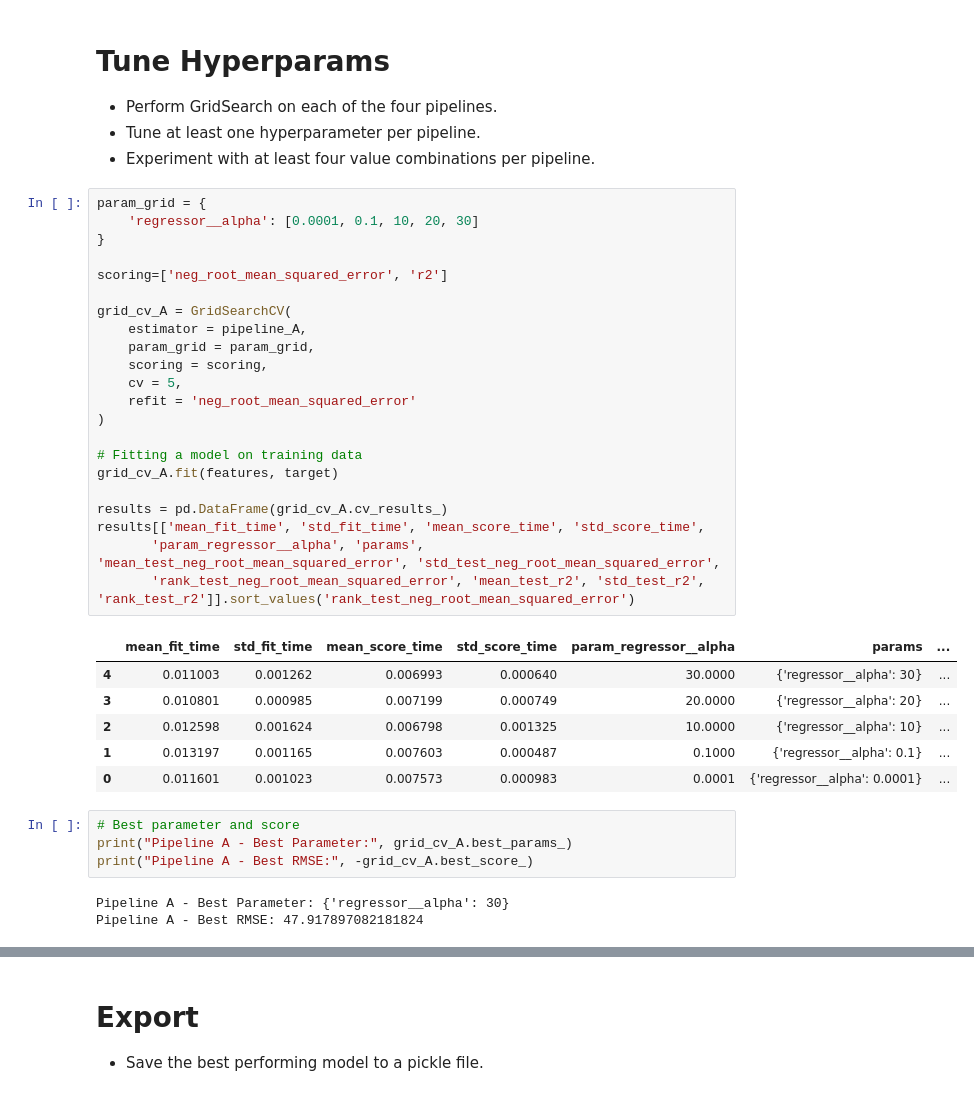
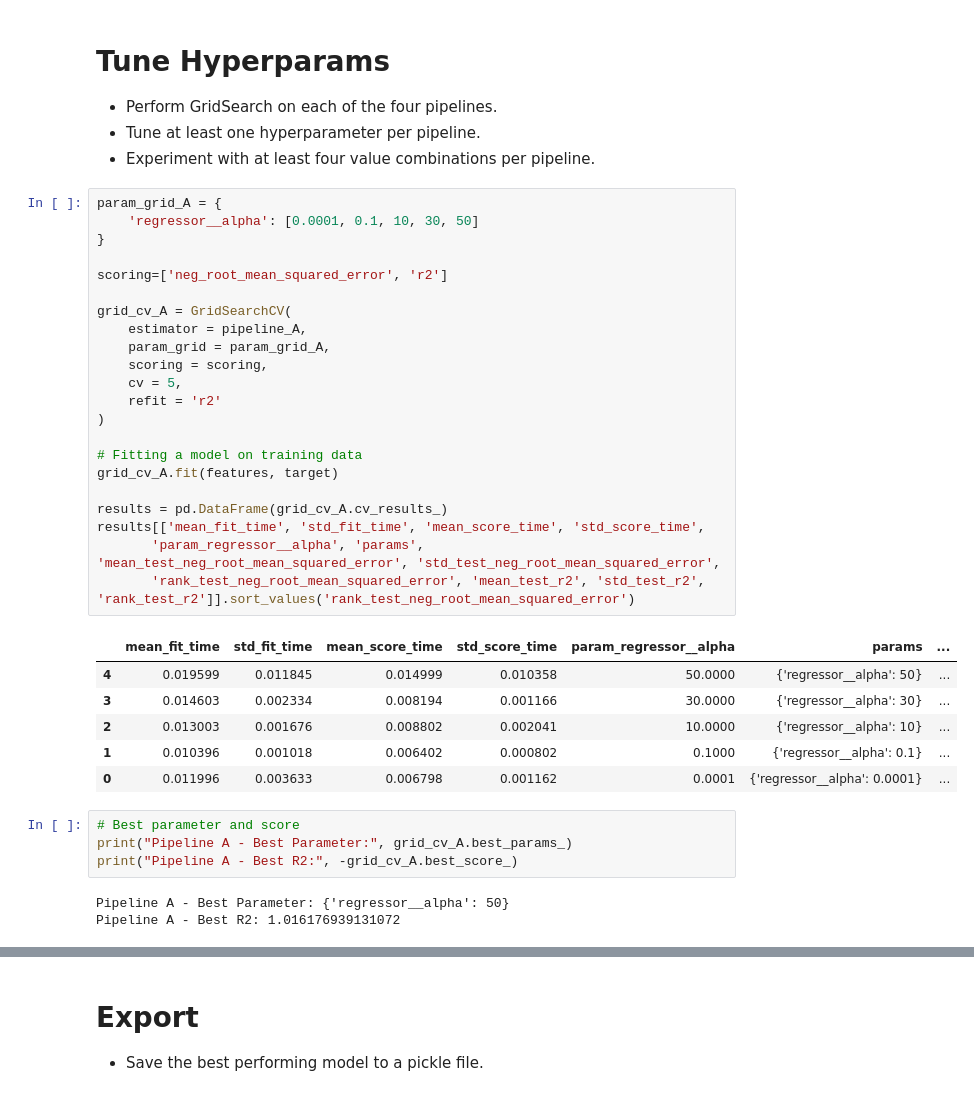
Before and after one commit to ranvikhalar/production, a Jupyter notebook: 02_activities/assignments/assignment_2.ipynb, the cells around one changed output, grey strips where cells are left out. Cells and saved outputs as stored; diff of their text form.

```diff
--- a/02_activities/assignments/assignment_2.ipynb
+++ b/02_activities/assignments/assignment_2.ipynb
@@ -316,39 +316,39 @@ pipeline_D = Pipeline(
 + Tune at least one hyperparameter per pipeline.
 + Experiment with at least four value combinations per pipeline.
 # %%
-param_grid = {
-    'regressor__alpha': [0.0001, 0.1, 10, 20, 30]
+param_grid_A = {
+    'regressor__alpha': [0.0001, 0.1, 10, 30, 50]
 }
 
 scoring=['neg_root_mean_squared_error', 'r2']
 
 grid_cv_A = GridSearchCV(
     estimator = pipeline_A,
-    param_grid = param_grid,
+    param_grid = param_grid_A,
     scoring = scoring,
     cv = 5,
-    refit = 'neg_root_mean_squared_error'
+    refit = 'r2'
 )
 
 # Fitting a model on training data
 grid_cv_A.fit(features, target)
 
 results = pd.DataFrame(grid_cv_A.cv_results_)
 results[['mean_fit_time', 'std_fit_time', 'mean_score_time', 'std_score_time',
        'param_regressor__alpha', 'params', 'mean_test_neg_root_mean_squared_error', 'std_test_neg_root_mean_squared_error',
        'rank_test_neg_root_mean_squared_error', 'mean_test_r2', 'std_test_r2', 'rank_test_r2']].sort_values('rank_test_neg_root_mean_squared_error')
 # %% [output]
 |  | mean_fit_time | std_fit_time | mean_score_time | std_score_time | param_regressor__alpha | params | ... |
-| 4 | 0.011003 | 0.001262 | 0.006993 | 0.000640 | 30.0000 | {'regressor__alpha': 30} | ... |
-| 3 | 0.010801 | 0.000985 | 0.007199 | 0.000749 | 20.0000 | {'regressor__alpha': 20} | ... |
-| 2 | 0.012598 | 0.001624 | 0.006798 | 0.001325 | 10.0000 | {'regressor__alpha': 10} | ... |
-| 1 | 0.013197 | 0.001165 | 0.007603 | 0.000487 | 0.1000 | {'regressor__alpha': 0.1} | ... |
-| 0 | 0.011601 | 0.001023 | 0.007573 | 0.000983 | 0.0001 | {'regressor__alpha': 0.0001} | ... |
+| 4 | 0.019599 | 0.011845 | 0.014999 | 0.010358 | 50.0000 | {'regressor__alpha': 50} | ... |
+| 3 | 0.014603 | 0.002334 | 0.008194 | 0.001166 | 30.0000 | {'regressor__alpha': 30} | ... |
+| 2 | 0.013003 | 0.001676 | 0.008802 | 0.002041 | 10.0000 | {'regressor__alpha': 10} | ... |
+| 1 | 0.010396 | 0.001018 | 0.006402 | 0.000802 | 0.1000 | {'regressor__alpha': 0.1} | ... |
+| 0 | 0.011996 | 0.003633 | 0.006798 | 0.001162 | 0.0001 | {'regressor__alpha': 0.0001} | ... |
 # %%
 # Best parameter and score
 print("Pipeline A - Best Parameter:", grid_cv_A.best_params_)
-print("Pipeline A - Best RMSE:", -grid_cv_A.best_score_)
+print("Pipeline A - Best R2:", -grid_cv_A.best_score_)
 # %% [output]
-Pipeline A - Best Parameter: {'regressor__alpha': 30}
-Pipeline A - Best RMSE: 47.917897082181824
+Pipeline A - Best Parameter: {'regressor__alpha': 50}
+Pipeline A - Best R2: 1.016176939131072
 # %%
```
Also changed, not shown: parts of 11 cells of this notebook, 2 other files.
